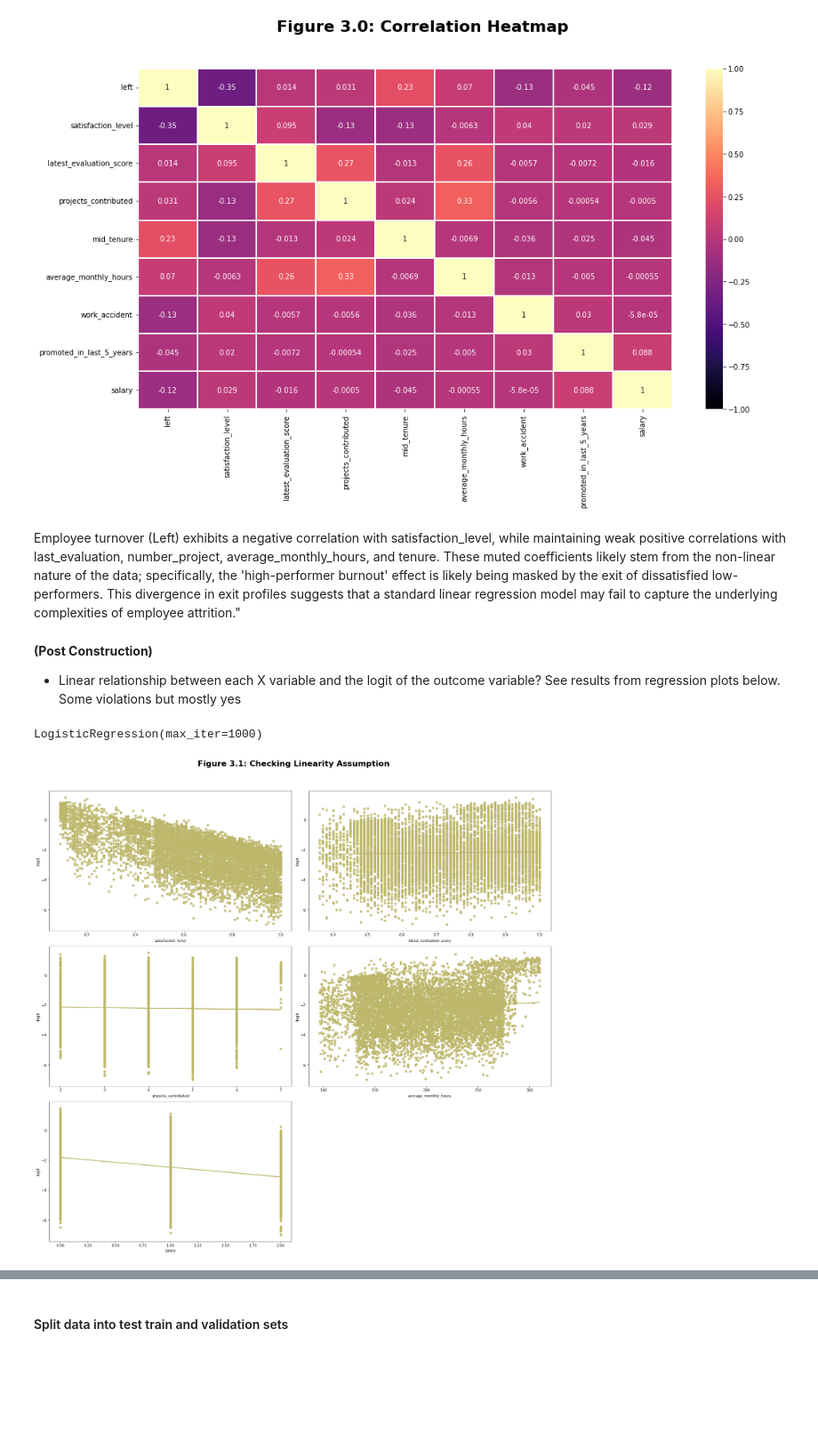
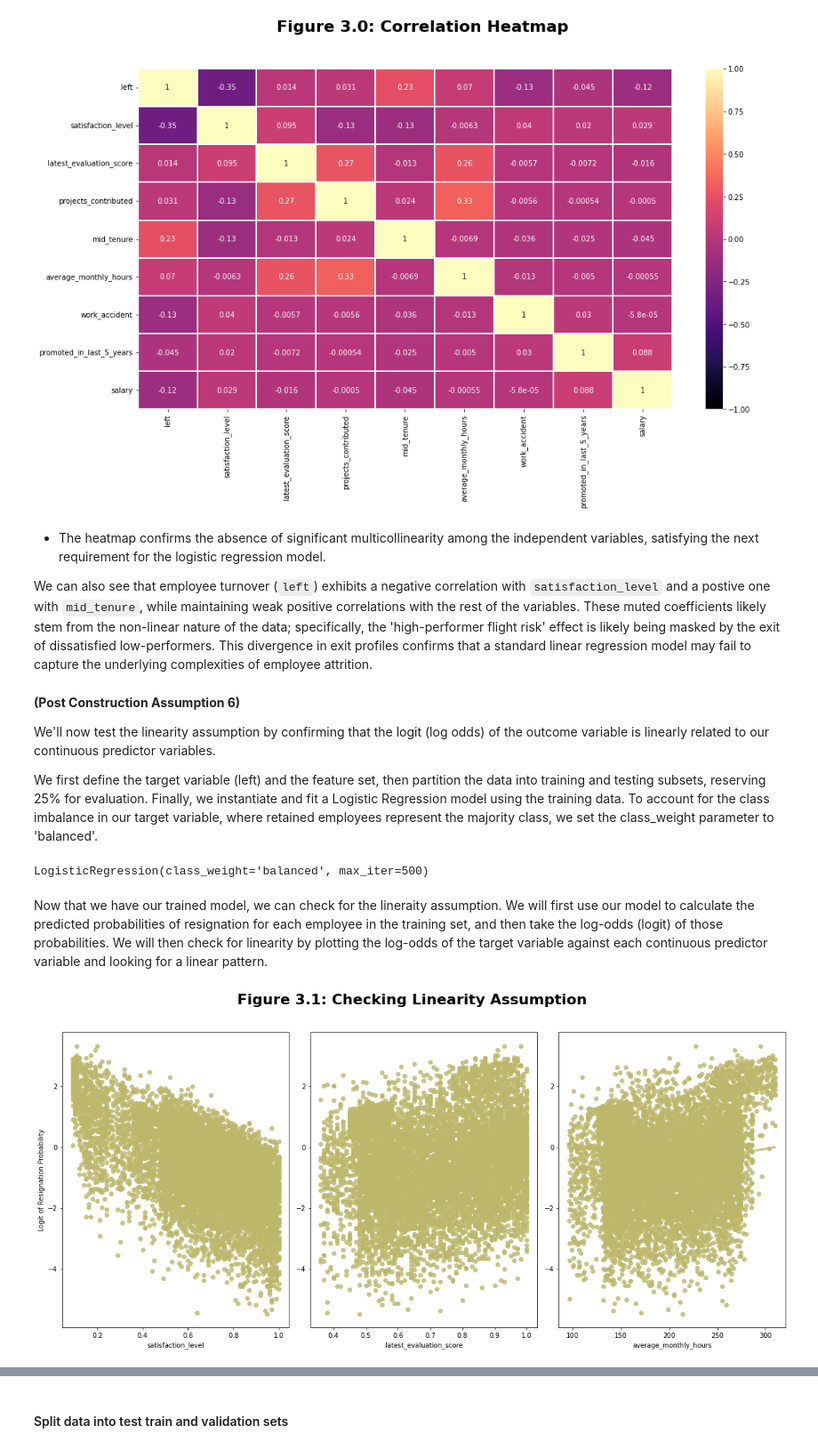
Before and after one commit to snaveerafrizvi/Employee_Attrition_ML, a Jupyter notebook: Salifort_Motors_Employee_Attrition.ipynb, the cells around one changed output, grey strips where cells are left out. Shown at 89% size. Drawn from its saved outputs; the diff is of its cells as text; code cells hidden in the pictures; blank space fills up the shorter version.

Commit message:
logistic regression model

```diff
--- a/Salifort_Motors_Employee_Attrition.ipynb
+++ b/Salifort_Motors_Employee_Attrition.ipynb
@@ -849,14 +848,18 @@ plt.show();
 # %% [output]
 [figure]
 # %% [markdown]
-Employee turnover (Left) exhibits a negative correlation with satisfaction_level, while maintaining weak positive correlations with last_evaluation, number_project, average_monthly_hours, and tenure. These muted coefficients likely stem from the non-linear nature of the data; specifically, the 'high-performer burnout' effect is likely being masked by the exit of dissatisfied low-performers. This divergence in exit profiles suggests that a standard linear regression model may fail to capture the underlying complexities of employee attrition."
+* The heatmap confirms the absence of significant multicollinearity among the independent variables, satisfying the next requirement for the logistic regression model.
+
+We can also see that employee turnover (`left`) exhibits a negative correlation with `satisfaction_level` and a postive one with `mid_tenure`, while maintaining weak positive correlations with the rest of the variables. These muted coefficients likely stem from the non-linear nature of the data; specifically, the 'high-performer flight risk' effect is likely being masked by the exit of dissatisfied low-performers. This divergence in exit profiles confirms that a standard linear regression model may fail to capture the underlying complexities of employee attrition.
-# %% [markdown]
- **(Post Construction)**
-
-* Linear relationship between each X variable and the logit of the outcome variable? See results from regression plots below. Some violations but mostly yes
+# %% [markdown]
+ **(Post Construction Assumption 6)**
+
+We'll now test the linearity assumption by confirming that the logit (log odds) of the outcome variable is linearly related to our continuous predictor variables.
+
+We first define the target variable (left) and the feature set, then partition the data into training and testing subsets, reserving 25% for evaluation. Finally, we instantiate and fit a Logistic Regression model using the training data. To account for the class imbalance in our target variable, where retained employees represent the majority class, we set the class_weight parameter to 'balanced'.
 # %%
 # Save X and y data into variables
-X_log = df_model.drop(columns='left')
+X_log = df_model.drop(columns='left') # Only including non-continuous predictors to check for linearity assumption
 y_log = df_model["left"]
 
 #stratify = y as classes are imbalanced
@@ -864,39 +867,42 @@ X_train_log, X_test_log, y_train_log, y_test_log = train_test_split(X_log, y_log
 
 # Build regression model
 
-clf = LogisticRegression(max_iter=1000)
+clf = LogisticRegression(class_weight='balanced', max_iter=500)
 clf.fit(X_train_log,y_train_log)
 # %% [output]
-LogisticRegression(max_iter=1000)
+LogisticRegression(class_weight='balanced', max_iter=500)
+# %% [markdown]
+Now that we have our trained model, we can check for the lineraity assumption. We will first use our model to calculate the predicted probabilities of resignation for each employee in the training set, and then take the log-odds (logit) of those probabilities.
+We will then check for linearity by plotting the log-odds of the target variable against each continuous predictor variable and looking for a linear pattern.
 # %%
-
 ## Checking Linearity assumption
 
 training_probabilities = clf.predict_proba(X_train_log)
 training_probabilities
 
 # 1. Copy the `X_train` dataframe and assign to `logit_data`
 logit_data = X_train_log
 
 # 2. Create a new `logit` column in the `logit_data` df
 
 logit_data["logit"] = [np.log(prob[1]/prob[0]) for prob in training_probabilities]
 
 # 3. Plot the logit values against each predictor to check for linearity assumption
-fig, axes = plt.subplots(3,2,figsize=(20,20))
+fig, axes = plt.subplots(1,3,figsize=(16,8))
 
 # Flatten the 2D array to 1D for easy iteration
 axes = axes.flatten()
 
-# Only including numeric and discrete predictors to check for linearity assumption
+# Only including continuous predictors to check for linearity assumption
 a= 0
-for i in ["satisfaction_level", "latest_evaluation_score",'projects_contributed', "average_monthly_hours", 'salary']:
+for i in ["satisfaction_level","latest_evaluation_score","average_monthly_hours"]:
     sns.regplot(x = str(i), y = "logit", data = logit_data, ax=axes[a], color='darkkhaki')
+    axes[a].set_ylabel("") # Remove y-axis label from all subplots to avoid repetition
     a += 1
 
-axes[5].set_visible(False)
+axes[0].set_ylabel("Logit of Resignation Probability")
 fig.suptitle('Figure 3.1: Checking Linearity Assumption',fontsize=22, fontweight='bold')
 plt.tight_layout(rect=[0, 0.03, 1, 0.95])
 plt.show();
 # %% [output]
-[figure, old version]
+[figure, new version]
```
Also changed, not shown: parts of 41 cells of this notebook.
